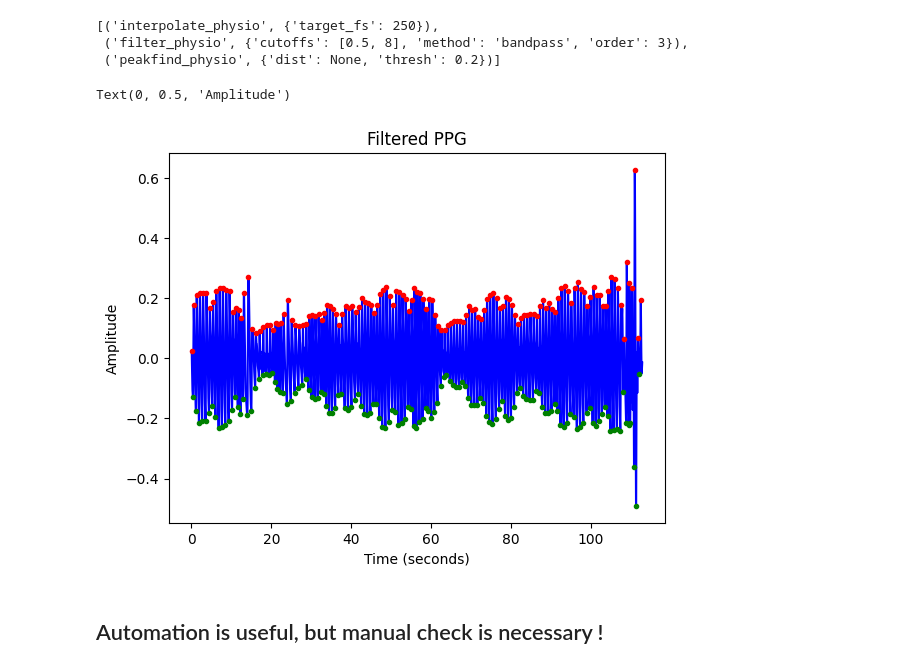
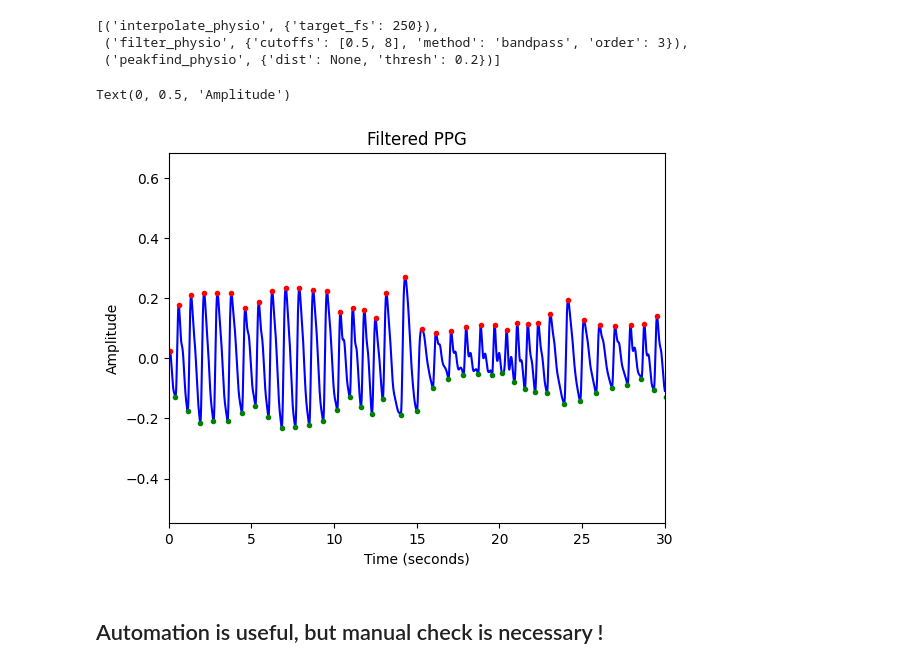
Before and after one commit to me-pic/repronim2024physiopy, a Jupyter notebook: repronim_tutorial.ipynb, the cells around one changed output. Drawn from its saved outputs; the diff is of its cells as text; code cells hidden in the pictures.

```diff
--- a/repronim_tutorial.ipynb
+++ b/repronim_tutorial.ipynb
@@ -251,12 +250,12 @@ phys_ppg.history
 # %%
 ax = operations.plot_physio(phys_ppg)
 ax.set_title("Filtered PPG")
-#ax.set_xlim(0, 30)
+ax.set_xlim(0, 30)
 ax.set_xlabel("Time (seconds)")
 ax.set_ylabel("Amplitude")
 # %% [output]
 Text(0, 0.5, 'Amplitude')
-[figure, old version]
+[figure, new version]
 # %% [markdown]
 ## Automation is useful, but manual check is necessary !
 # %%
```
Also changed, not shown: parts of 10 cells of this notebook.
